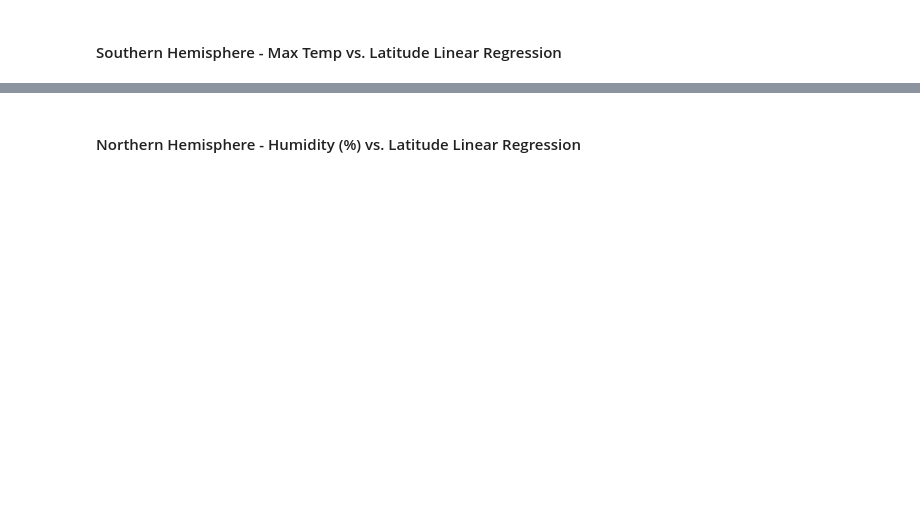
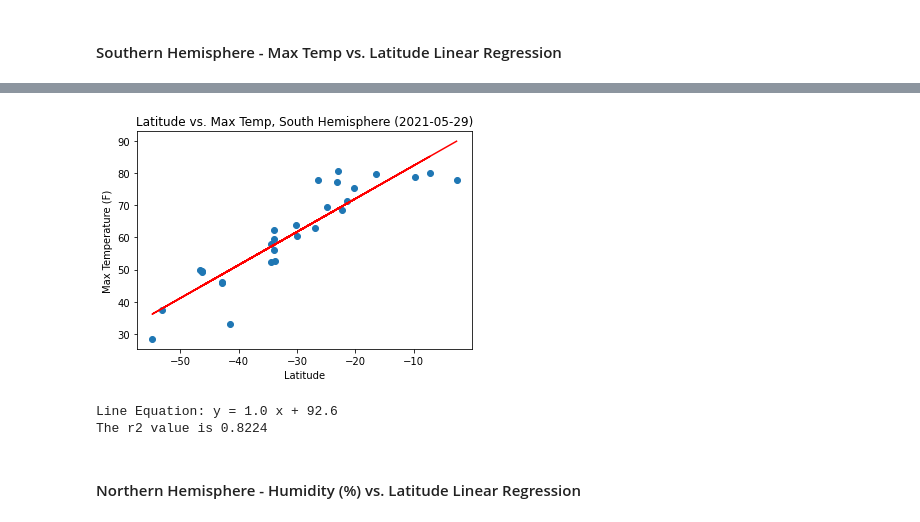
Before and after one commit to ngranback/python-api-challenge, a Jupyter notebook: WeatherPy/WeatherPy.ipynb, the cells around one changed output, grey strips where cells are left out. Drawn from its saved outputs; the diff is of its cells as text; code cells hidden in the pictures; blank space fills up the shorter version.

```diff
--- a/WeatherPy/WeatherPy.ipynb
+++ b/WeatherPy/WeatherPy.ipynb
@@ -225,2 +249,22 @@ The r-value is: 0.6082708688906918
+# %%
+x = southDF['Latitude']
+y = southDF['Maximum Temperature']
+(slope, intercept, rvalue, pvalue, stderr) = linregress(x, y)
+regress_values = (x * slope) + intercept
+line_eq = "y = " + str(round(slope,2)) + "x + " + str(round(intercept,2))
+plt.scatter(x,y)
+plt.plot(x,regress_values,"r-")
+plt.title(f'Latitude vs. Max Temp, South Hemisphere ({today})')
+plt.xlabel('Latitude')
+plt.ylabel('Max Temperature (F)')
+plt.savefig('latVtemp_S_linreg')
+plt.show()
+
+print(f'Line Equation: y = {slope:.1f} x + {intercept:.1f}')
+print(f'The r2 value is {rvalue **2:.4f}')
+# %% [output]
+[figure, added]
+Line Equation: y = 1.0 x + 92.6
+The r2 value is 0.8224
 # %% [markdown]
 ####  Northern Hemisphere - Humidity (%) vs. Latitude Linear Regression
```
Also changed, not shown: parts of 24 cells of this notebook, 13 other files.
